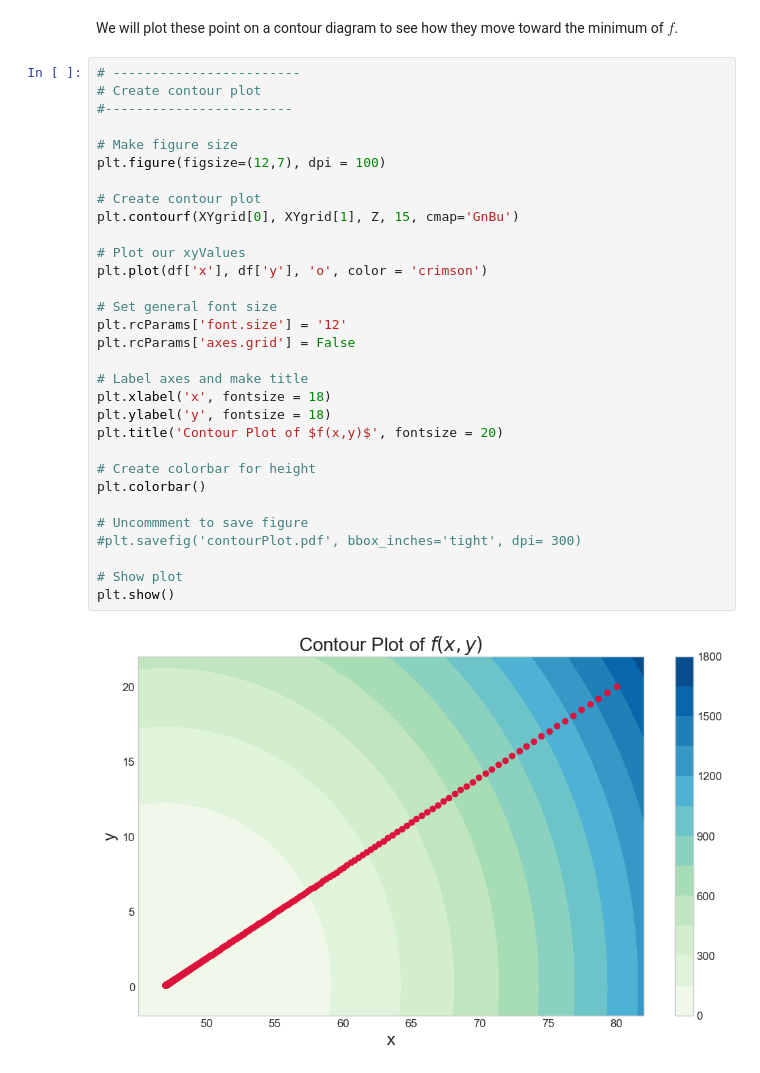
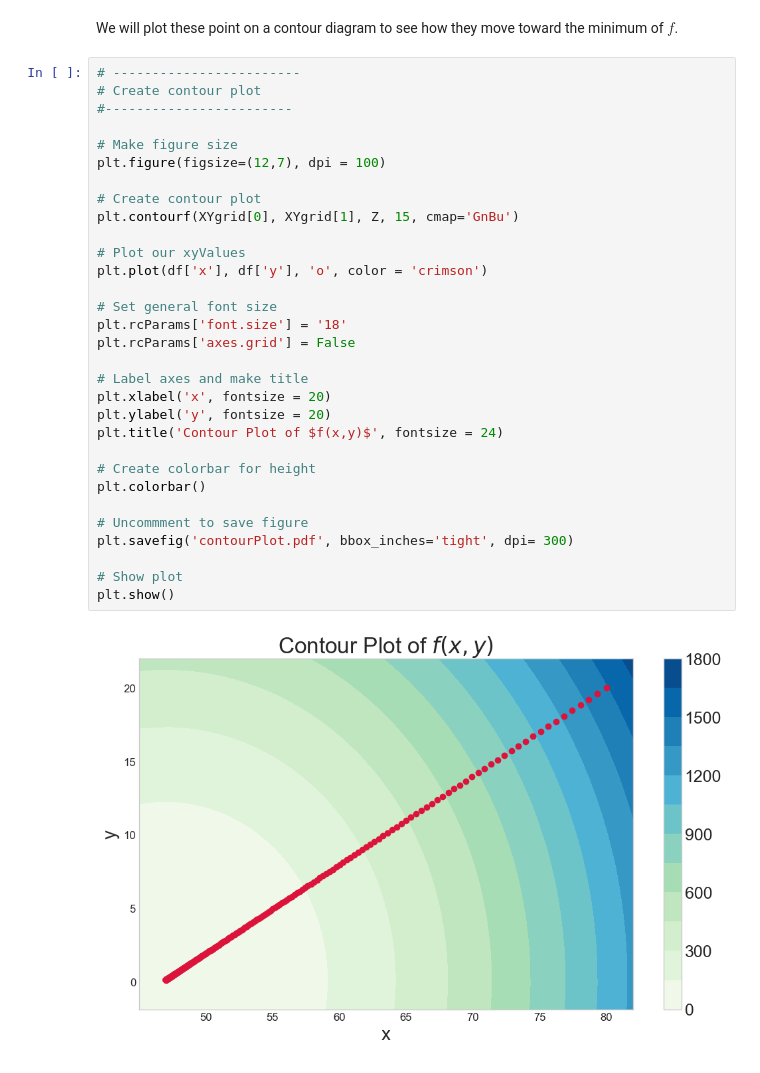
Before and after one commit to cedholm/Gradient-descent-methods-in-machine-learning, a Jupyter notebook: Lesson-2-Gradient-descent-algorithm.ipynb, the cells around one changed output. Drawn from its saved outputs; the diff is of its cells as text.

Commit message:
Added and modified most figures and lessons

```diff
--- a/Lesson-2-Gradient-descent-algorithm.ipynb
+++ b/Lesson-2-Gradient-descent-algorithm.ipynb
@@ -177,33 +177,33 @@ We will plot these point on a contour diagram to see how they move toward the mi
 # %%
 # ------------------------
 # Create contour plot
 #------------------------
 
 # Make figure size
 plt.figure(figsize=(12,7), dpi = 100)
 
 # Create contour plot
 plt.contourf(XYgrid[0], XYgrid[1], Z, 15, cmap='GnBu')
 
 # Plot our xyValues
 plt.plot(df['x'], df['y'], 'o', color = 'crimson')
 
 # Set general font size
-plt.rcParams['font.size'] = '12'
+plt.rcParams['font.size'] = '18'
 plt.rcParams['axes.grid'] = False
 
 # Label axes and make title
-plt.xlabel('x', fontsize = 18)
-plt.ylabel('y', fontsize = 18)
-plt.title('Contour Plot of $f(x,y)$', fontsize = 20)
+plt.xlabel('x', fontsize = 20)
+plt.ylabel('y', fontsize = 20)
+plt.title('Contour Plot of $f(x,y)$', fontsize = 24)
 
 # Create colorbar for height
 plt.colorbar()
 
 # Uncommment to save figure
-#plt.savefig('contourPlot.pdf', bbox_inches='tight', dpi= 300)
+plt.savefig('contourPlot.pdf', bbox_inches='tight', dpi= 300)
 
 # Show plot
 plt.show()
 # %% [output]
-[figure, old version]
+[figure, new version]
```
Also changed, not shown: parts of 1 cell of this notebook, 17 other files.
